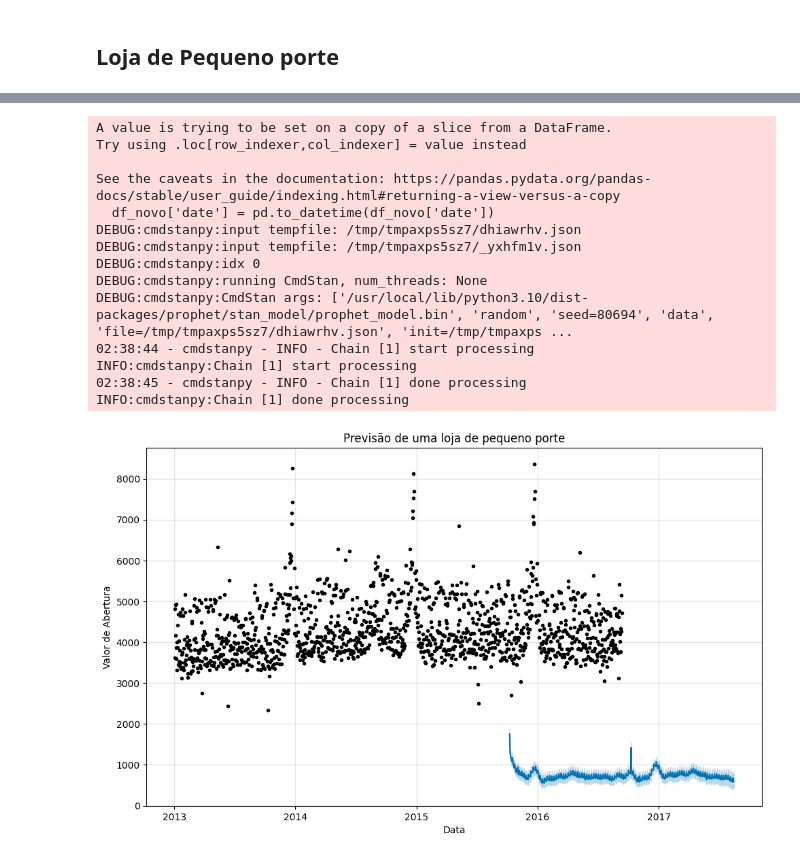
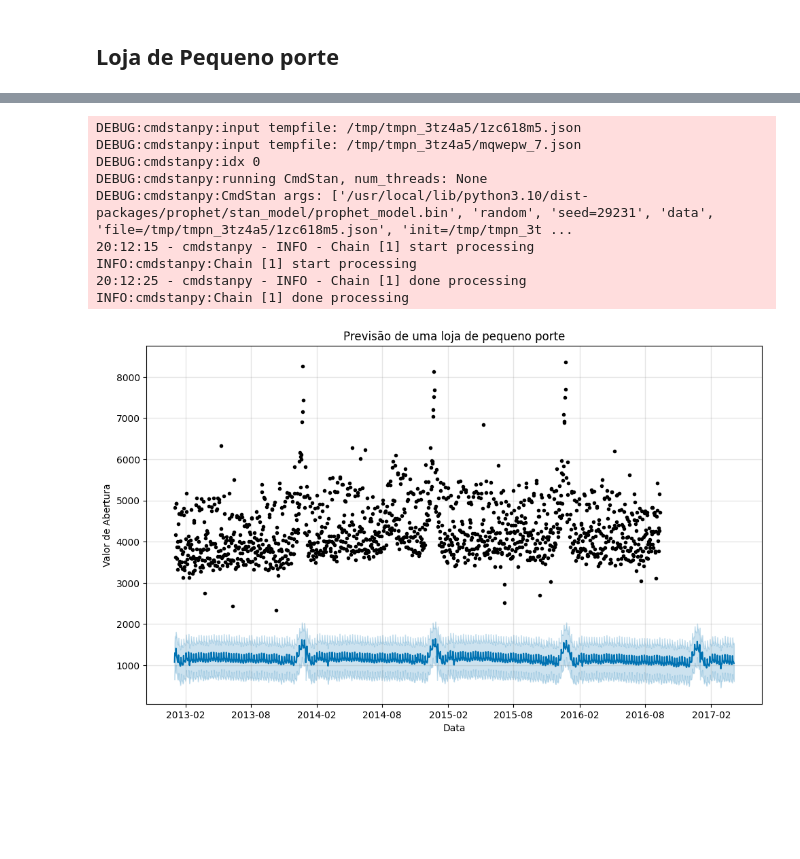
Before and after one commit to lgregs/TCC-PUCSP-CDIA, a Jupyter notebook: Prophet.ipynb, the cells around one changed output, grey strips where cells are left out. Cells and saved outputs as stored; diff of their text form; code cells hidden in the pictures; blank space fills up the shorter version.

```diff
--- a/Prophet.ipynb
+++ b/Prophet.ipynb
@@ -102,23 +110,35 @@ store_nbr       0
 transactions    0
 cluster         0
 dtype: int64
+# %%
+# Criando um dicionário para armazenar os dataframes separados por cluster
+transactions_clusters = {}
+# Agrupando o dataframe df_train pela coluna "cluster"
+grouped = transactions.groupby('cluster')
+# Iterando sobre os grupos e armazenando em um dicionário
+for cluster, group in grouped:
+    transactions_clusters[cluster] = group
+
+df_pqn = transactions_clusters[2]
+df_gnd = transactions_clusters[1]
+df_med = transactions_clusters[0]
 # %%
 # Criar um novo DataFrame filtrando os valores da coluna "store_nbr"
-df_grande = transactions[transactions['store_nbr'] == 44]
-df_grande['date'] = pd.to_datetime(df_grande['date'])
+df_gnd = transactions[transactions['store_nbr'] == 44]
+df_gnd['date'] = pd.to_datetime(df_gnd['date'])
 
 # Renomeie as colunas para o formato esperado pelo Prophet
-df_grande = df_grande.rename(columns={'date': 'ds', 'transactions': 'y'})
+df_gnd = df_gnd.rename(columns={'date': 'ds', 'transactions': 'y'})
 
 # Determine a proporção de divisão para treino e teste
 proporcao_treino = 0.8  # 80% de dados para treino
 
 # Calcule o índice de corte para dividir os dados
-tamanho_treino = int(len(df_grande) * proporcao_treino)
+tamanho_treino = int(len(df_gnd) * proporcao_treino)
 
 # Separe os dados de treino e teste
-df_train = df_grande.iloc[:tamanho_treino]  # Dados de treino
-df_test = df_grande.iloc[tamanho_treino:]   # Dados de teste
+df_train = df_gnd.iloc[:tamanho_treino]  # Dados de treino
+df_test = df_gnd.iloc[tamanho_treino:]   # Dados de teste
 
 # Crie e ajuste o modelo Prophet com os dados de treino
 model = Prophet(daily_seasonality=False, weekly_seasonality=True, yearly_seasonality=True)
@@ -126,7 +146,7 @@ model.add_country_holidays(country_name='EC')
 model.fit(df_train)
 
 # Crie um DataFrame para prever as datas futuras com base no tamanho dos dados de teste
-future = model.make_future_dataframe(periods=len(df_test))
+future = model.make_future_dataframe(periods=180)
 
 # Faça previsões para as datas futuras
 forecast = model.predict(future)
@@ -222,55 +242,50 @@ transactions[transactions['store_nbr'] == 22]
 671 rows × 4 columns
 # %%
 # Criar um novo DataFrame filtrando os valores da coluna "store_nbr"
-df_novo = transactions[transactions['store_nbr'] == 22]
-df_novo['date'] = pd.to_datetime(df_novo['date'])
-
+#df_pqn = df_pqn[df_pqn['store_nbr'] == 22]
+df_pqn['date'] = pd.to_datetime(df_pqn['date'])
+#
 # Renomeie as colunas para o formato esperado pelo Prophet
-df_novo = df_novo.rename(columns={'date': 'ds', 'transactions': 'y'})
+df_pqn = df_pqn.rename(columns={'date': 'ds', 'transactions': 'y'})
 
 # Determine a proporção de divisão para treino e teste
 proporcao_treino = 0.8  # 80% de dados para treino
 
 # Calcule o índice de corte para dividir os dados
-tamanho_treino = int(len(df_novo) * proporcao_treino)
+tamanho_treino = int(len(df_pqn) * proporcao_treino)
 
 # Separe os dados de treino e teste
-df_train_p = df_novo.iloc[:tamanho_treino]  # Dados de treino
-df_test_p = df_novo.iloc[tamanho_treino:]   # Dados de teste
+df_train_p = df_pqn.iloc[:tamanho_treino]  # Dados de treino
+df_test_p = df_pqn.iloc[tamanho_treino:]   # Dados de teste
 
 # Crie e ajuste o modelo Prophet com os dados de treino
 m = Prophet(daily_seasonality=False, weekly_seasonality=True, yearly_seasonality=True)
 m.add_country_holidays(country_name='EC')
 m.fit(df_train_p)
 
 # Crie um DataFrame para prever as datas futuras com base no tamanho dos dados de teste
-future1 = m.make_future_dataframe(periods=len(df_test_p))
+future1 = m.make_future_dataframe(periods=180)
 
 # Faça previsões para as datas futuras
 forecast1 = m.predict(future1)
 
 # Visualize as previsões
 fig = model.plot(forecast1)
 plt.title('Previsão de uma loja de pequeno porte')
 plt.xlabel('Data')
 plt.ylabel('Valor de Abertura')
 plt.show()
 # %% [output]
-A value is trying to be set on a copy of a slice from a DataFrame.
-Try using .loc[row_indexer,col_indexer] = value instead
-
-See the caveats in the documentation: https://pandas.pydata.org/pandas-docs/stable/user_guide/indexing.html#returning-a-view-versus-a-copy
-  df_novo['date'] = pd.to_datetime(df_novo['date'])
-DEBUG:cmdstanpy:input tempfile: /tmp/tmpaxps5sz7/dhiawrhv.json
-DEBUG:cmdstanpy:input tempfile: /tmp/tmpaxps5sz7/_yxhfm1v.json
+DEBUG:cmdstanpy:input tempfile: /tmp/tmpn_3tz4a5/1zc618m5.json
+DEBUG:cmdstanpy:input tempfile: /tmp/tmpn_3tz4a5/mqwepw_7.json
 DEBUG:cmdstanpy:idx 0
 DEBUG:cmdstanpy:running CmdStan, num_threads: None
-DEBUG:cmdstanpy:CmdStan args: ['/usr/local/lib/python3.10/dist-packages/prophet/stan_model/prophet_model.bin', 'random', 'seed=80694', 'data', 'file=/tmp/tmpaxps5sz7/dhiawrhv.json', 'init=/tmp/tmpaxps ...
-02:38:44 - cmdstanpy - INFO - Chain [1] start processing
+DEBUG:cmdstanpy:CmdStan args: ['/usr/local/lib/python3.10/dist-packages/prophet/stan_model/prophet_model.bin', 'random', 'seed=29231', 'data', 'file=/tmp/tmpn_3tz4a5/1zc618m5.json', 'init=/tmp/tmpn_3t ...
+20:12:15 - cmdstanpy - INFO - Chain [1] start processing
 INFO:cmdstanpy:Chain [1] start processing
-02:38:45 - cmdstanpy - INFO - Chain [1] done processing
+20:12:25 - cmdstanpy - INFO - Chain [1] done processing
 INFO:cmdstanpy:Chain [1] done processing
-[figure, old version]
+[figure, new version]
 # %%
 # Avalie as previsões comparando com os dados de teste
 test_results1 = forecast1[['ds', 'yhat']].iloc[-len(df_test_p):]
```
Also changed, not shown: parts of 10 cells of this notebook.
